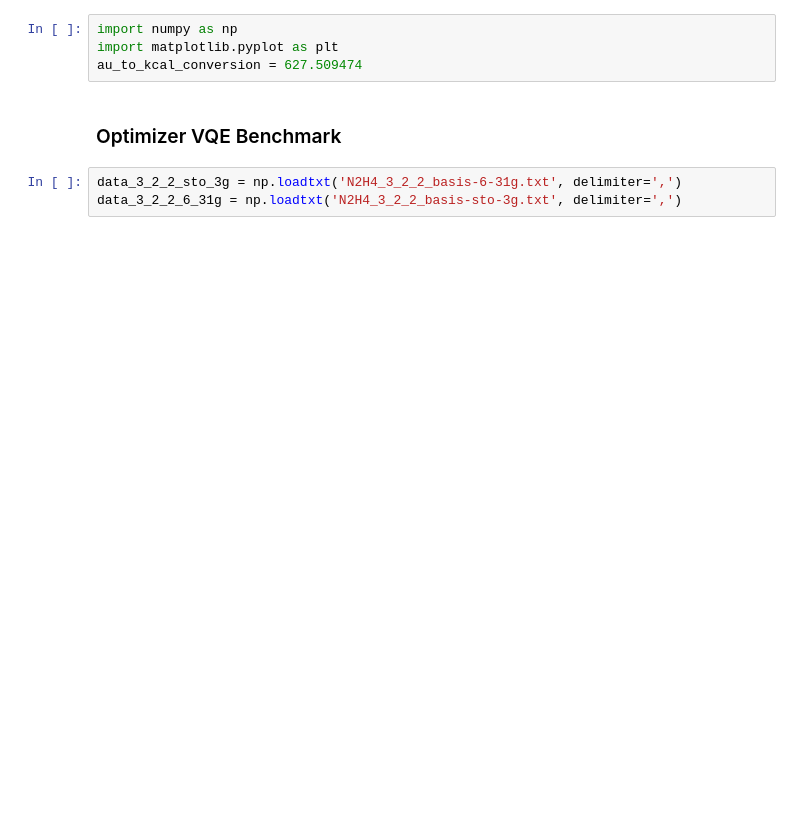
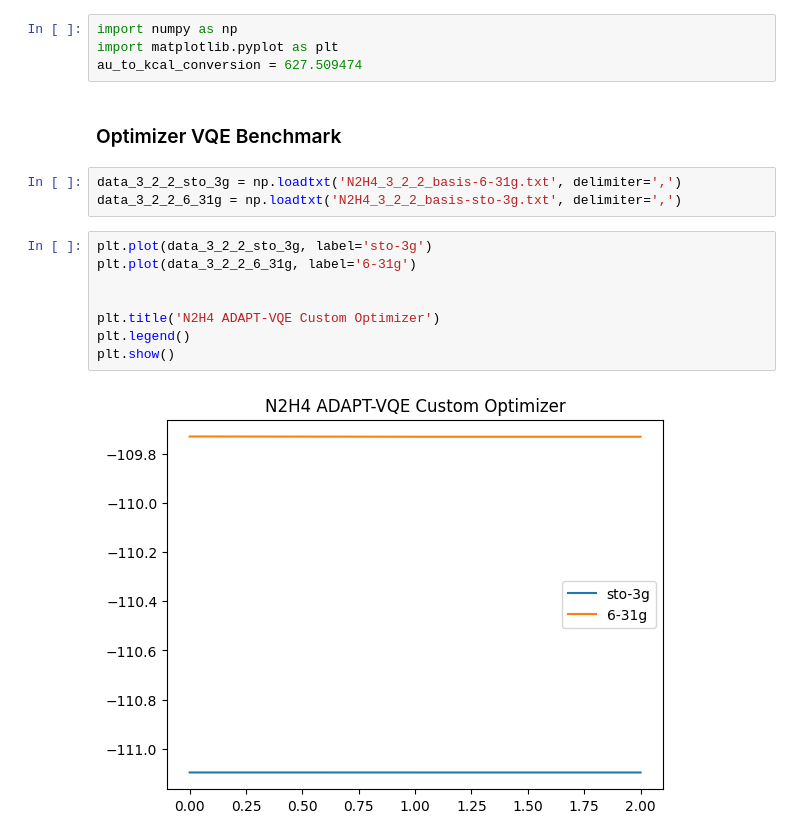
Before and after one commit to azhar-ikhtiarudin/variational-quantum-eigensolver, a Jupyter notebook: PennyLane/N2H4/custom_vqe/data/custom_vqe_visualizer.ipynb, the cells around one changed output. Cells and saved outputs as stored; diff of their text form; blank space fills up the shorter version.

```diff
--- a/PennyLane/N2H4/custom_vqe/data/custom_vqe_visualizer.ipynb
+++ b/PennyLane/N2H4/custom_vqe/data/custom_vqe_visualizer.ipynb
@@ -7,4 +7,14 @@ au_to_kcal_conversion = 627.509474
 # %%
 data_3_2_2_sto_3g = np.loadtxt('N2H4_3_2_2_basis-6-31g.txt', delimiter=',')
 data_3_2_2_6_31g = np.loadtxt('N2H4_3_2_2_basis-sto-3g.txt', delimiter=',')
+# %%
+plt.plot(data_3_2_2_sto_3g, label='sto-3g')
+plt.plot(data_3_2_2_6_31g, label='6-31g')
+
+
+plt.title('N2H4 ADAPT-VQE Custom Optimizer')
+plt.legend()
+plt.show()
+# %% [output]
+[figure, added]
 # %%
```
Also changed, not shown: parts of 2 cells of this notebook, 1 other file.
